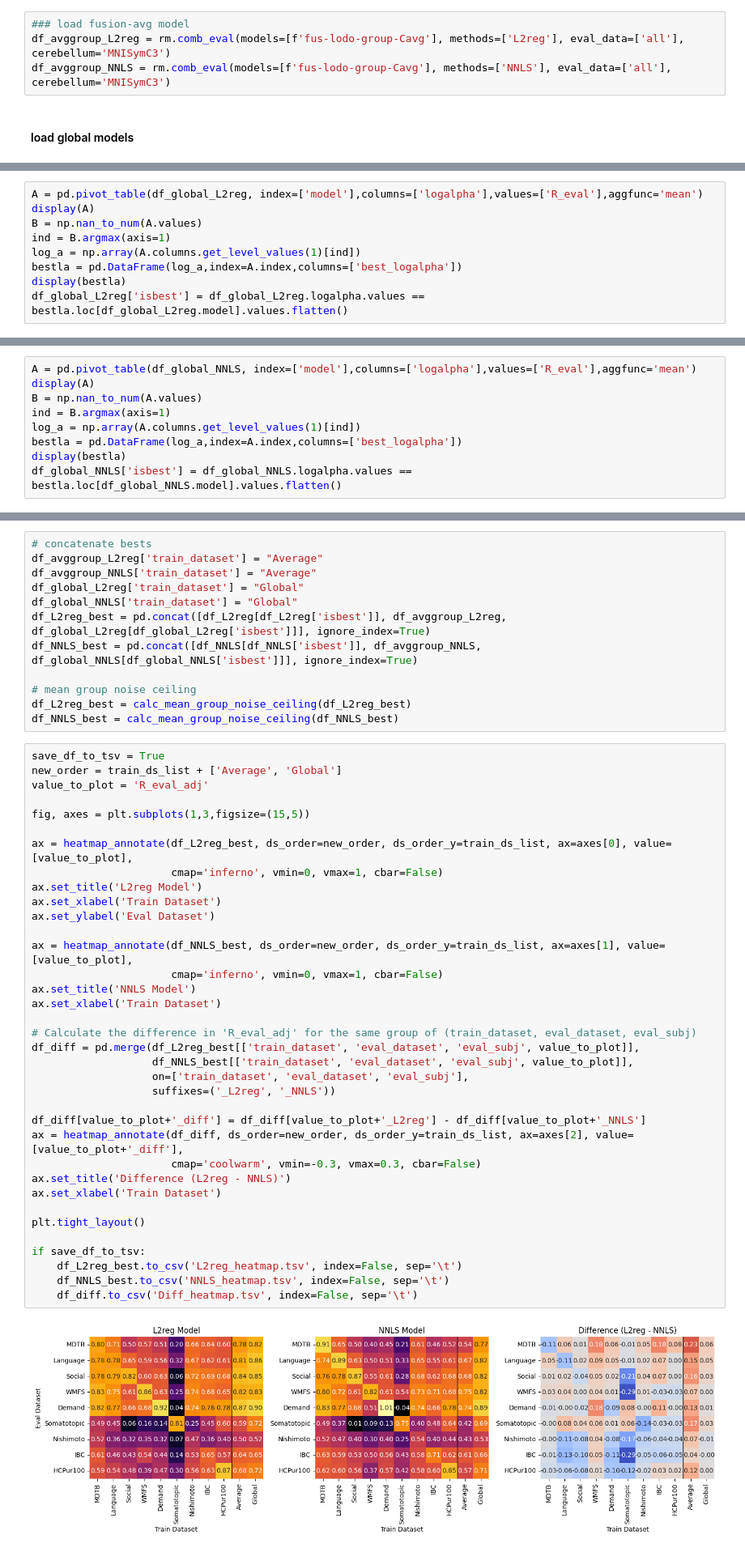
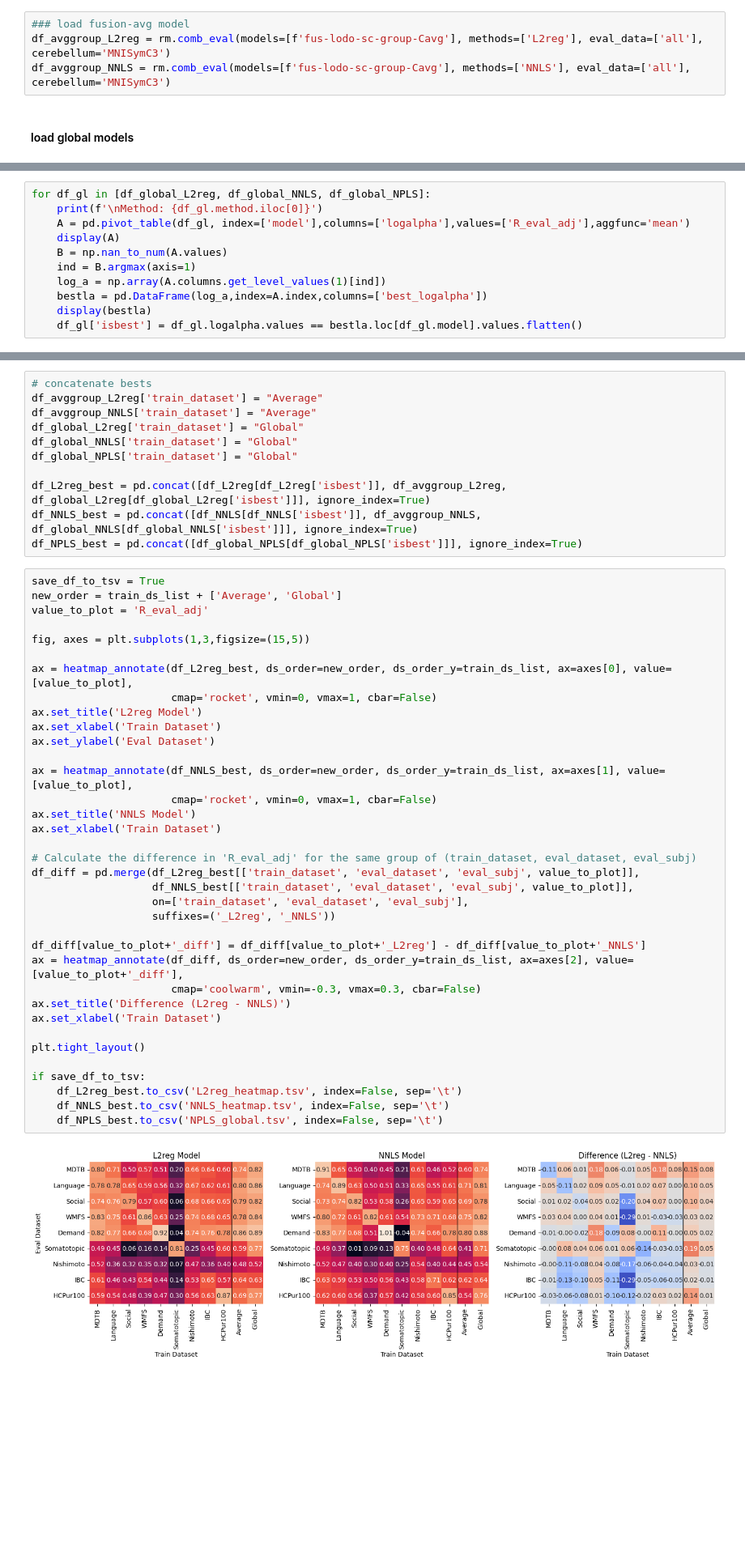
Before and after one commit to DiedrichsenLab/cortico_cereb_connectivity, a Jupyter notebook: notebooks/9. Method_comparison/group_model_comparison.ipynb, the cells around one changed output, grey strips where cells are left out. Shown at 81% size. Cells and saved outputs as stored; diff of their text form; blank space fills up the shorter version.

Commit message:
update heatmaps

```diff
--- a/notebooks/9. Method_comparison/group_model_comparison.ipynb
+++ b/notebooks/9. Method_comparison/group_model_comparison.ipynb
@@ -123,8 +118,8 @@ df_NNLS['isbest'] = df_NNLS.logalpha.values == 0.0
 #### load average models
 # %%
 ### load fusion-avg model
-df_avggroup_L2reg = rm.comb_eval(models=[f'fus-lodo-group-Cavg'], methods=['L2reg'], eval_data=['all'], cerebellum='MNISymC3')
-df_avggroup_NNLS = rm.comb_eval(models=[f'fus-lodo-group-Cavg'], methods=['NNLS'], eval_data=['all'], cerebellum='MNISymC3')
+df_avggroup_L2reg = rm.comb_eval(models=[f'fus-lodo-sc-group-Cavg'], methods=['L2reg'], eval_data=['all'], cerebellum='MNISymC3')
+df_avggroup_NNLS = rm.comb_eval(models=[f'fus-lodo-sc-group-Cavg'], methods=['NNLS'], eval_data=['all'], cerebellum='MNISymC3')
 # %% [markdown]
 #### load global models
 # %%
@@ -141,12 +139,14 @@ for i,ds in enumerate(train_ds_list):
 
 df_global_NNLS.logalpha.fillna(-np.inf, inplace=True)
 # %%
-A = pd.pivot_table(df_global_L2reg, index=['model'],columns=['logalpha'],values=['R_eval'],aggfunc='mean')
-display(A)
-B = np.nan_to_num(A.values)
-ind = B.argmax(axis=1)
-log_a = np.array(A.columns.get_level_values(1)[ind])
-bestla = pd.DataFrame(log_a,index=A.index,columns=['best_logalpha'])
-display(bestla)
-df_global_L2reg['isbest'] = df_global_L2reg.logalpha.values == bestla.loc[df_global_L2reg.model].values.flatten()
+for df_gl in [df_global_L2reg, df_global_NNLS, df_global_NPLS]:
+    print(f'\nMethod: {df_gl.method.iloc[0]}')
+    A = pd.pivot_table(df_gl, index=['model'],columns=['logalpha'],values=['R_eval_adj'],aggfunc='mean')
+    display(A)
+    B = np.nan_to_num(A.values)
+    ind = B.argmax(axis=1)
+    log_a = np.array(A.columns.get_level_values(1)[ind])
+    bestla = pd.DataFrame(log_a,index=A.index,columns=['best_logalpha'])
+    display(bestla)
+    df_gl['isbest'] = df_gl.logalpha.values == bestla.loc[df_gl.model].values.flatten()
 # %% [output]
@@ -160,9 +176,0 @@ df_global_L2reg['isbest'] = df_global_L2reg.logalpha.values == bestla.loc[df_glo
-# %%
-A = pd.pivot_table(df_global_NNLS, index=['model'],columns=['logalpha'],values=['R_eval'],aggfunc='mean')
-display(A)
-B = np.nan_to_num(A.values)
-ind = B.argmax(axis=1)
-log_a = np.array(A.columns.get_level_values(1)[ind])
-bestla = pd.DataFrame(log_a,index=A.index,columns=['best_logalpha'])
-display(bestla)
-df_global_NNLS['isbest'] = df_global_NNLS.logalpha.values == bestla.loc[df_global_NNLS.model].values.flatten()
@@ -180,12 +180,11 @@ df_avggroup_L2reg['train_dataset'] = "Average"
 df_avggroup_NNLS['train_dataset'] = "Average"
 df_global_L2reg['train_dataset'] = "Global"
 df_global_NNLS['train_dataset'] = "Global"
+df_global_NPLS['train_dataset'] = "Global"
+
 df_L2reg_best = pd.concat([df_L2reg[df_L2reg['isbest']], df_avggroup_L2reg, df_global_L2reg[df_global_L2reg['isbest']]], ignore_index=True)
 df_NNLS_best = pd.concat([df_NNLS[df_NNLS['isbest']], df_avggroup_NNLS, df_global_NNLS[df_global_NNLS['isbest']]], ignore_index=True)
-
-# mean group noise ceiling
-df_L2reg_best = calc_mean_group_noise_ceiling(df_L2reg_best)
-df_NNLS_best = calc_mean_group_noise_ceiling(df_NNLS_best)
+df_NPLS_best = pd.concat([df_global_NPLS[df_global_NPLS['isbest']]], ignore_index=True)
 # %%
 save_df_to_tsv = True
 new_order = train_ds_list + ['Average', 'Global']
@@ -193,37 +192,37 @@ value_to_plot = 'R_eval_adj'
 
 fig, axes = plt.subplots(1,3,figsize=(15,5))
 
 ax = heatmap_annotate(df_L2reg_best, ds_order=new_order, ds_order_y=train_ds_list, ax=axes[0], value=[value_to_plot],
-                      cmap='inferno', vmin=0, vmax=1, cbar=False)
+                      cmap='rocket', vmin=0, vmax=1, cbar=False)
 ax.set_title('L2reg Model')
 ax.set_xlabel('Train Dataset')
 ax.set_ylabel('Eval Dataset')
 
 ax = heatmap_annotate(df_NNLS_best, ds_order=new_order, ds_order_y=train_ds_list, ax=axes[1], value=[value_to_plot],
-                      cmap='inferno', vmin=0, vmax=1, cbar=False)
+                      cmap='rocket', vmin=0, vmax=1, cbar=False)
 ax.set_title('NNLS Model')
 ax.set_xlabel('Train Dataset')
 
 # Calculate the difference in 'R_eval_adj' for the same group of (train_dataset, eval_dataset, eval_subj)
 df_diff = pd.merge(df_L2reg_best[['train_dataset', 'eval_dataset', 'eval_subj', value_to_plot]],
                    df_NNLS_best[['train_dataset', 'eval_dataset', 'eval_subj', value_to_plot]],
                    on=['train_dataset', 'eval_dataset', 'eval_subj'],
                    suffixes=('_L2reg', '_NNLS'))
 
 df_diff[value_to_plot+'_diff'] = df_diff[value_to_plot+'_L2reg'] - df_diff[value_to_plot+'_NNLS']
 ax = heatmap_annotate(df_diff, ds_order=new_order, ds_order_y=train_ds_list, ax=axes[2], value=[value_to_plot+'_diff'],
                       cmap='coolwarm', vmin=-0.3, vmax=0.3, cbar=False)
 ax.set_title('Difference (L2reg - NNLS)')
 ax.set_xlabel('Train Dataset')
 
 plt.tight_layout()
 
 if save_df_to_tsv:
     df_L2reg_best.to_csv('L2reg_heatmap.tsv', index=False, sep='\t')
     df_NNLS_best.to_csv('NNLS_heatmap.tsv', index=False, sep='\t')
-    df_diff.to_csv('Diff_heatmap.tsv', index=False, sep='\t')
+    df_NPLS_best.to_csv('NPLS_global.tsv', index=False, sep='\t')
 # %% [output]
-[figure, old version]
+[figure, new version]
 # %%
 df_all = pd.concat([df_L2reg_best[df_L2reg_best.train_dataset != df_L2reg_best.eval_dataset],
                     df_NNLS_best[df_NNLS_best.train_dataset != df_NNLS_best.eval_dataset]]).reset_index(drop=True)
```
Also changed, not shown: parts of 8 cells of this notebook, 2 other files.
